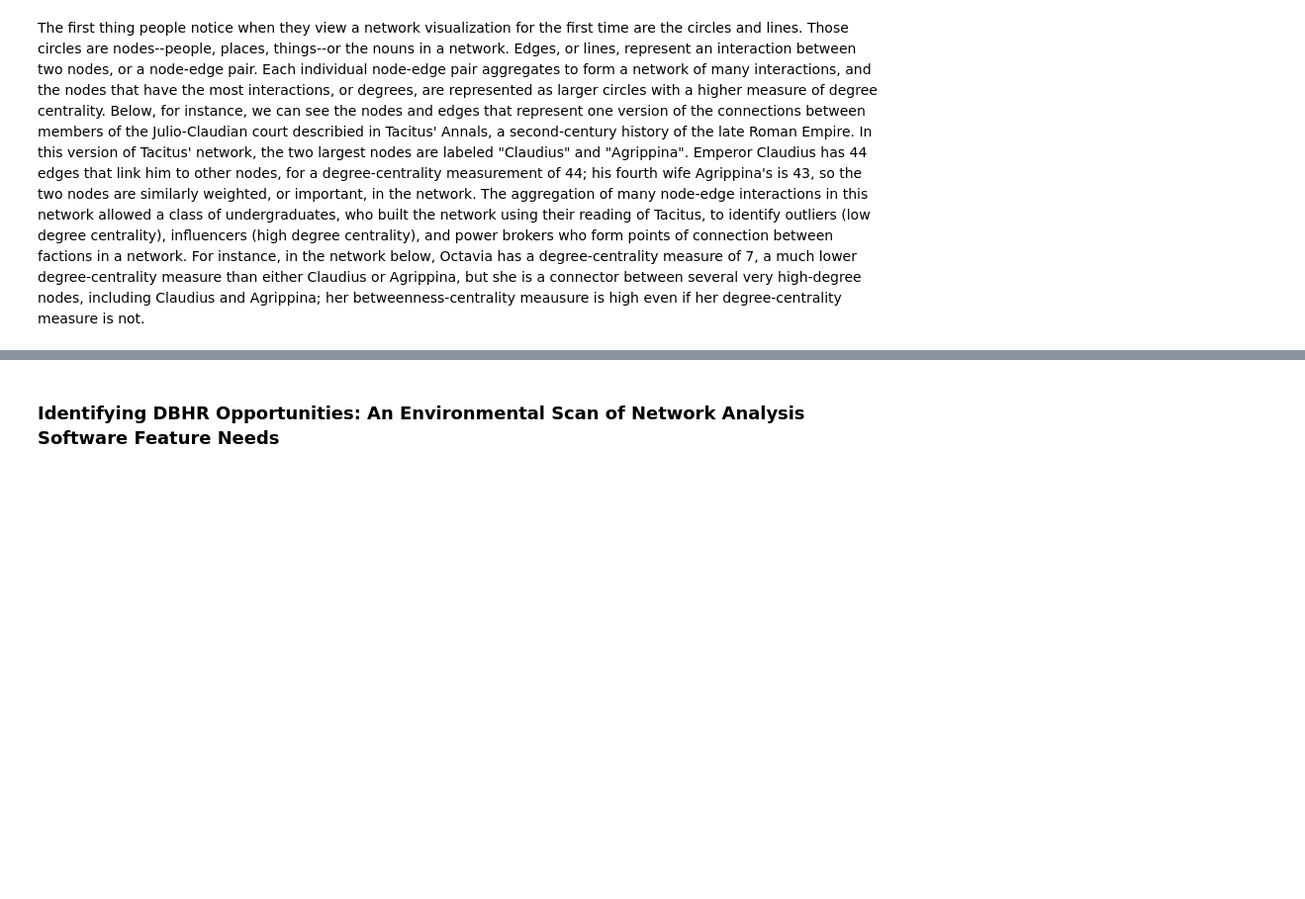
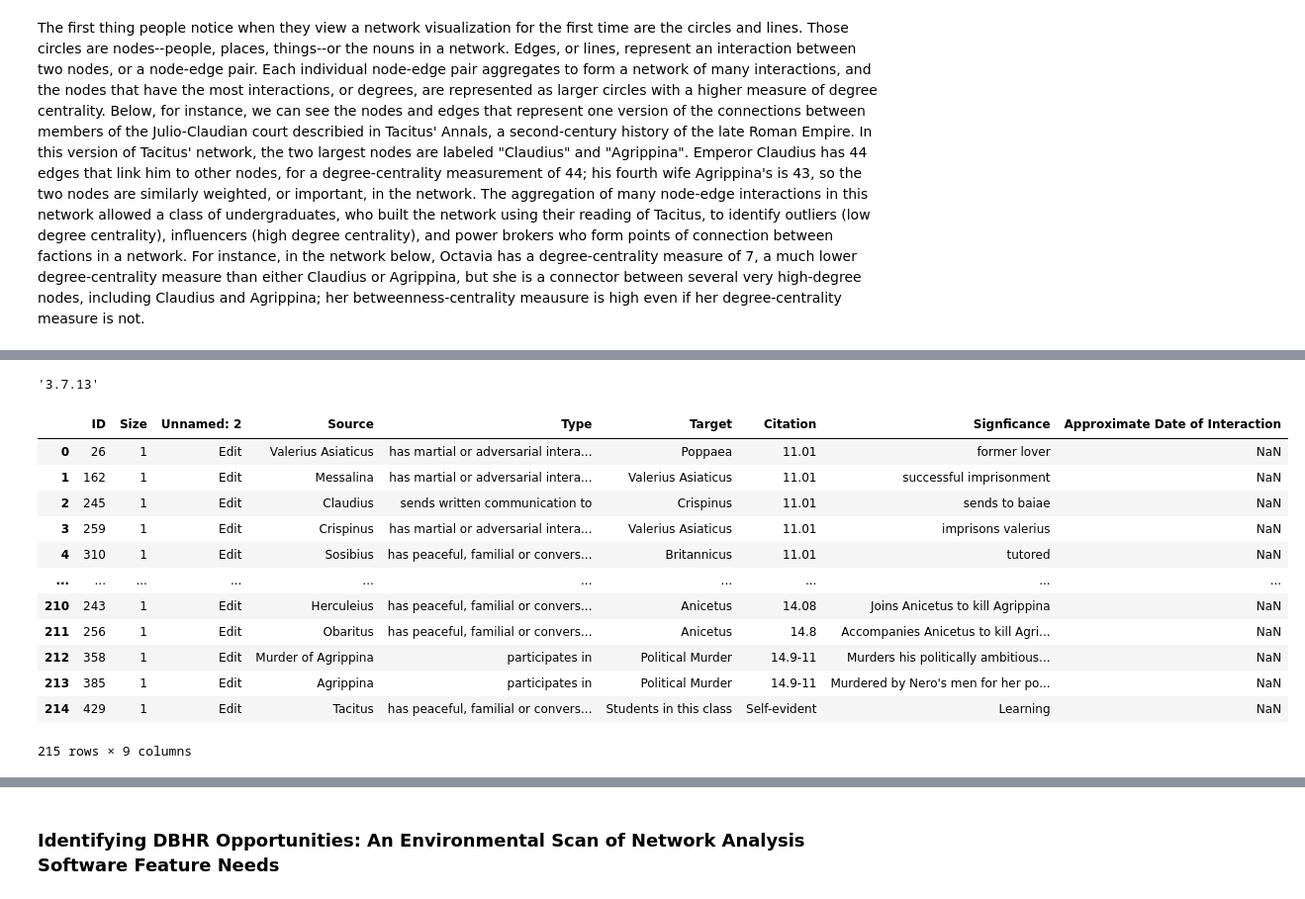
Before and after one commit to kalanicraig/dbhr_jdh2023, a Jupyter notebook: work/author_guideline_template.ipynb, the cells around one changed output, grey strips where cells are left out. Shown at 99% size. Drawn from its saved outputs; the diff is of its cells as text; code cells hidden in the pictures; blank space fills up the shorter version.

Commit message:
Network data tables

```diff
--- a/work/author_guideline_template.ipynb
+++ b/work/author_guideline_template.ipynb
@@ -91,3 +91,11 @@ src='https://netcreate.org/SampleNetworks/Package/?dataset=2019-02-06_TacitusGen
 display(IFrame(src, width='100%', height='1000'))
 # %% [output]
 [interactive output not drawn]
+# %%
+# Check your Python version
+from platform import python_version
+python_version()
+
+#!python -V
+# %% [output]
+'3.7.13'
@@ -93,0 +105,17 @@ display(IFrame(src, width='100%', height='1000'))
+# %%
+df = pd.read_csv("script/Tacitus_StudentNodes_2019-10.csv")
+df
+# %% [output]
+|  | ID | Size | Unnamed: 2 | Source | Type | Target | Citation | Signficance | Approximate Date of Interaction |
+| 0 | 26 | 1 | Edit | Valerius Asiaticus | has martial or adversarial intera... | Poppaea | 11.01 | former lover | NaN |
+| 1 | 162 | 1 | Edit | Messalina | has martial or adversarial intera... | Valerius Asiaticus | 11.01 | successful imprisonment | NaN |
+| 2 | 245 | 1 | Edit | Claudius | sends written communication to | Crispinus | 11.01 | sends to baiae | NaN |
+| 3 | 259 | 1 | Edit | Crispinus | has martial or adversarial intera... | Valerius Asiaticus | 11.01 | imprisons valerius | NaN |
+| 4 | 310 | 1 | Edit | Sosibius | has peaceful, familial or convers... | Britannicus | 11.01 | tutored | NaN |
+| ... | ... | ... | ... | ... | ... | ... | ... | ... | ... |
+| 210 | 243 | 1 | Edit | Herculeius | has peaceful, familial or convers... | Anicetus | 14.08 | Joins Anicetus to kill Agrippina | NaN |
+| 211 | 256 | 1 | Edit | Obaritus | has peaceful, familial or convers... | Anicetus | 14.8 | Accompanies Anicetus to kill Agri... | NaN |
+| 212 | 358 | 1 | Edit | Murder of Agrippina | participates in | Political Murder | 14.9-11 | Murders his politically ambitious... | NaN |
+| 213 | 385 | 1 | Edit | Agrippina | participates in | Political Murder | 14.9-11 | Murdered by Nero's men for her po... | NaN |
+| 214 | 429 | 1 | Edit | Tacitus | has peaceful, familial or convers... | Students in this class | Self-evident | Learning | NaN |
+215 rows × 9 columns
```
Also changed, not shown: parts of 4 cells of this notebook.
